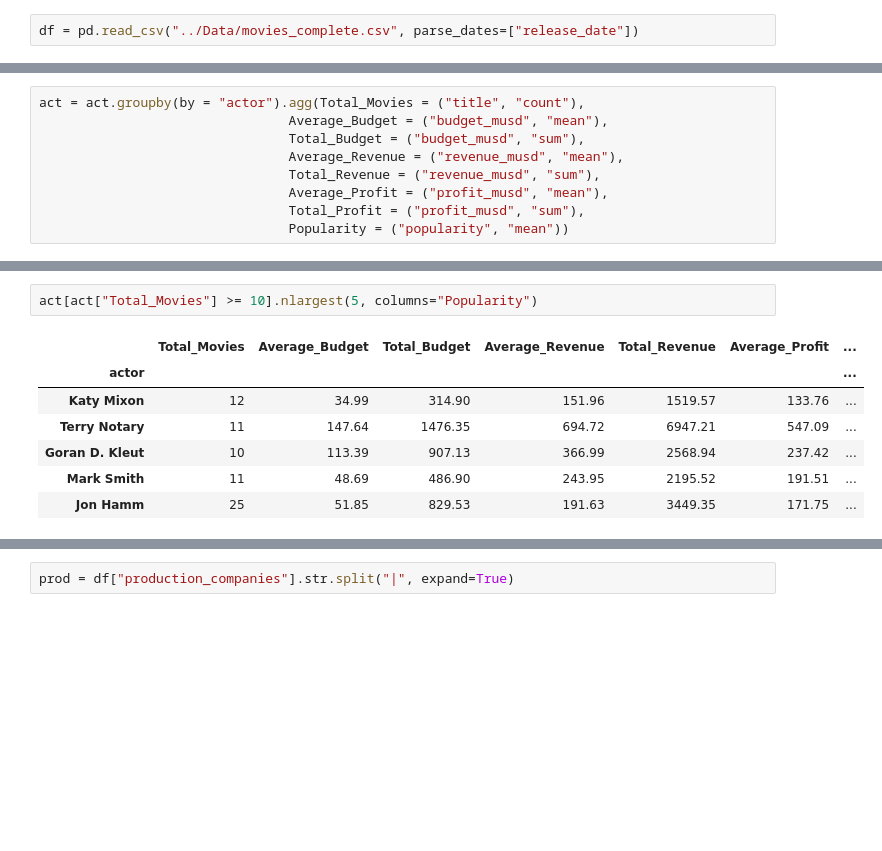
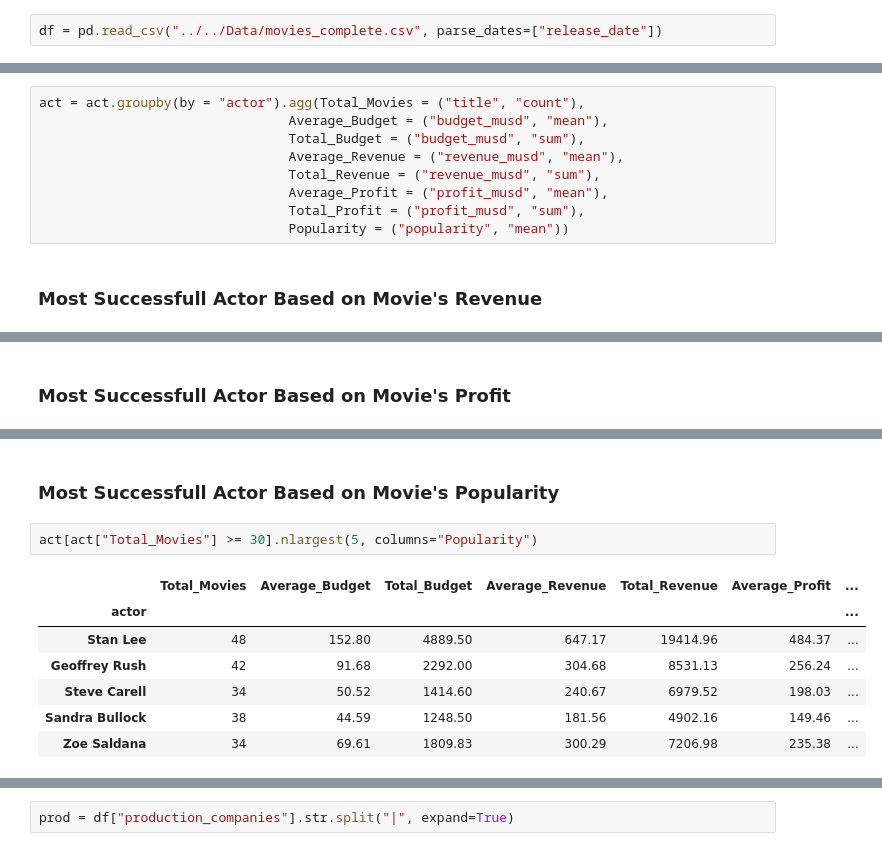
Before and after one commit to aslambryantama/movie-dataset-analysis, a Jupyter notebook: analysis.ipynb, the cells around one changed output, grey strips where cells are left out. Drawn from its saved outputs; the diff is of its cells as text; blank space fills up the shorter version.

```diff
--- a/analysis.ipynb
+++ b/analysis.ipynb
@@ -9,7 +9,7 @@ pd.options.display.float_format = "{:.2f}".format
 # %% [markdown]
 #### Import Dataset
 # %%
-df = pd.read_csv("../Data/movies_complete.csv", parse_dates=["release_date"])
+df = pd.read_csv("../../Data/movies_complete.csv", parse_dates=["release_date"])
 # %%
 df.info()
 # %% [output]
@@ -384,6 +417,8 @@ act = act.groupby(by = "actor").agg(Total_Movies = ("title", "count"),
                                 Average_Profit = ("profit_musd", "mean"),
                                 Total_Profit = ("profit_musd", "sum"),
                                 Popularity = ("popularity", "mean"))
+# %% [markdown]
+### Most Successfull Actor Based on Movie's Revenue
 # %%
 act.nlargest(5, columns="Total_Revenue")
 # %% [output]
@@ -394,6 +429,8 @@ act.nlargest(5, columns="Total_Revenue")
 | Warwick Davis | 34 | 107.67 | 2476.37 | 662.80 | 13256.03 | 540.54 | ... |
 | Frank Welker | 107 | 71.72 | 3083.93 | 326.10 | 13044.15 | 262.30 | ... |
 | John Ratzenberger | 46 | 101.31 | 2938.00 | 449.86 | 12596.13 | 357.64 | ... |
+# %% [markdown]
+### Most Successfull Actor Based on Movie's Profit
 # %%
 act.nlargest(5, columns="Total_Profit")
 # %% [output]
@@ -404,13 +441,15 @@ act.nlargest(5, columns="Total_Profit")
 | Warwick Davis | 34 | 107.67 | 2476.37 | 662.80 | 13256.03 | 540.54 | ... |
 | Frank Welker | 107 | 71.72 | 3083.93 | 326.10 | 13044.15 | 262.30 | ... |
 | Jess Harnell | 35 | 114.05 | 2509.00 | 611.73 | 12234.61 | 488.78 | ... |
+# %% [markdown]
+### Most Successfull Actor Based on Movie's Popularity
 # %%
-act[act["Total_Movies"] >= 10].nlargest(5, columns="Popularity")
+act[act["Total_Movies"] >= 30].nlargest(5, columns="Popularity")
 # %% [output]
 |  | Total_Movies | Average_Budget | Total_Budget | Average_Revenue | Total_Revenue | Average_Profit | ... |
 | actor |  |  |  |  |  |  | ... |
-| Katy Mixon | 12 | 34.99 | 314.90 | 151.96 | 1519.57 | 133.76 | ... |
-| Terry Notary | 11 | 147.64 | 1476.35 | 694.72 | 6947.21 | 547.09 | ... |
-| Goran D. Kleut | 10 | 113.39 | 907.13 | 366.99 | 2568.94 | 237.42 | ... |
-| Mark Smith | 11 | 48.69 | 486.90 | 243.95 | 2195.52 | 191.51 | ... |
-| Jon Hamm | 25 | 51.85 | 829.53 | 191.63 | 3449.35 | 171.75 | ... |
+| Stan Lee | 48 | 152.80 | 4889.50 | 647.17 | 19414.96 | 484.37 | ... |
+| Geoffrey Rush | 42 | 91.68 | 2292.00 | 304.68 | 8531.13 | 256.24 | ... |
+| Steve Carell | 34 | 50.52 | 1414.60 | 240.67 | 6979.52 | 198.03 | ... |
+| Sandra Bullock | 38 | 44.59 | 1248.50 | 181.56 | 4902.16 | 149.46 | ... |
+| Zoe Saldana | 34 | 69.61 | 1809.83 | 300.29 | 7206.98 | 235.38 | ... |
```
Also changed, not shown: parts of 48 cells of this notebook.
